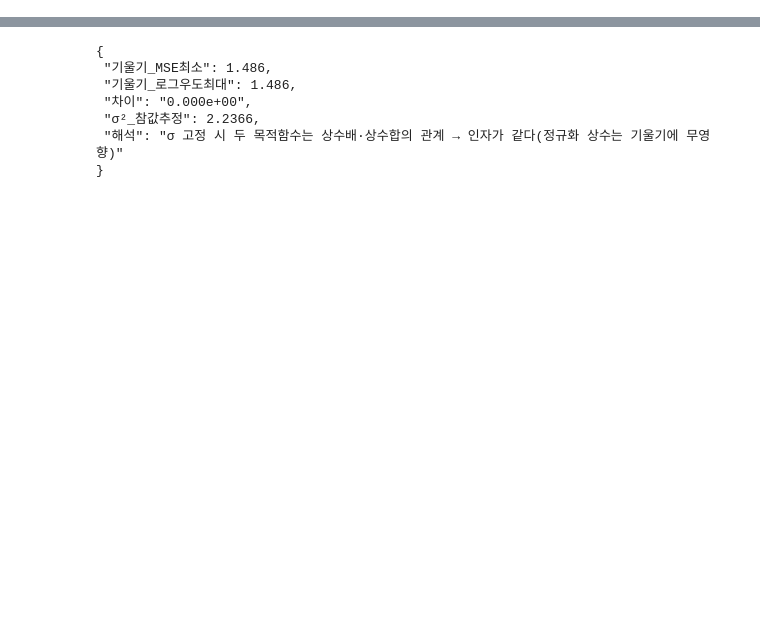
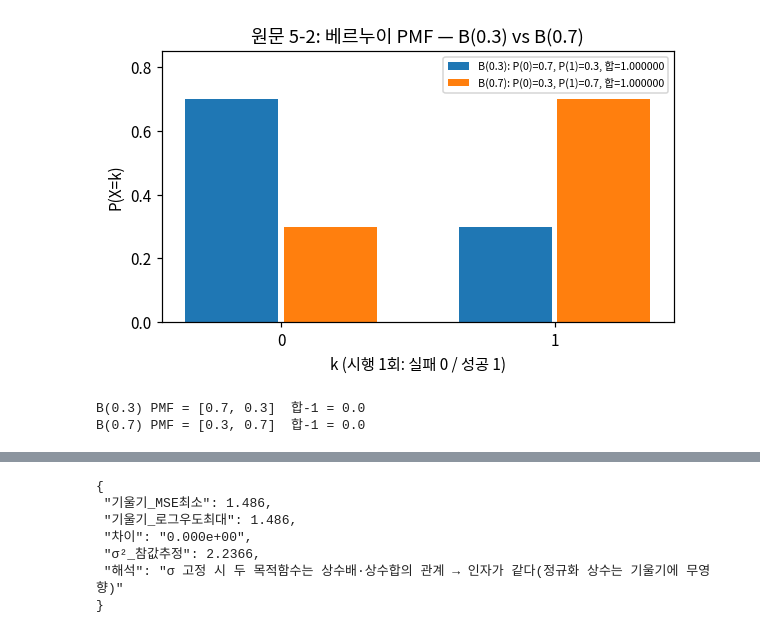
Before and after one commit to giyeop-cody/codyssey-A2-1-mission, a Jupyter notebook: notebooks/probability_loss.ipynb, the cells around one changed output, grey strips where cells are left out. Drawn from its saved outputs; the diff is of its cells as text; code cells hidden in the pictures; blank space fills up the shorter version.

```diff
--- a/notebooks/probability_loss.ipynb
+++ b/notebooks/probability_loss.ipynb
@@ -6,0 +53,14 @@
+# %%
+k = np.array([0, 1])
+fig, ax = plt.subplots(figsize=(6.0, 3.2))
+for i, (label, p) in enumerate(P.BERNOULLIS.items()):
+    pmf = P.bernoulli_pmf(p)
+    ax.bar(k + (-0.18 if i == 0 else 0.18), pmf, width=.34, label=f'{label}: P(0)={pmf[0]:.1f}, P(1)={pmf[1]:.1f}, 합={pmf.sum():.6f}')
+ax.set_xticks([0, 1]); ax.set_ylim(0, .85); ax.set_title('원문 5-2: 베르누이 PMF — B(0.3) vs B(0.7)')
+ax.set_xlabel('k (시행 1회: 실패 0 / 성공 1)'); ax.set_ylabel('P(X=k)'); ax.legend(fontsize=7); show(fig)
+for label, p in P.BERNOULLIS.items():
+    print(label, 'PMF =', np.round(P.bernoulli_pmf(p), 6).tolist(), ' 합-1 =', abs(P.bernoulli_pmf(p).sum() - 1.0))
+# %% [output]
+[figure, added]
+B(0.3) PMF = [0.7, 0.3]  합-1 = 0.0
+B(0.7) PMF = [0.3, 0.7]  합-1 = 0.0
```
Also changed, not shown: parts of 22 cells of this notebook, 44 other files.
